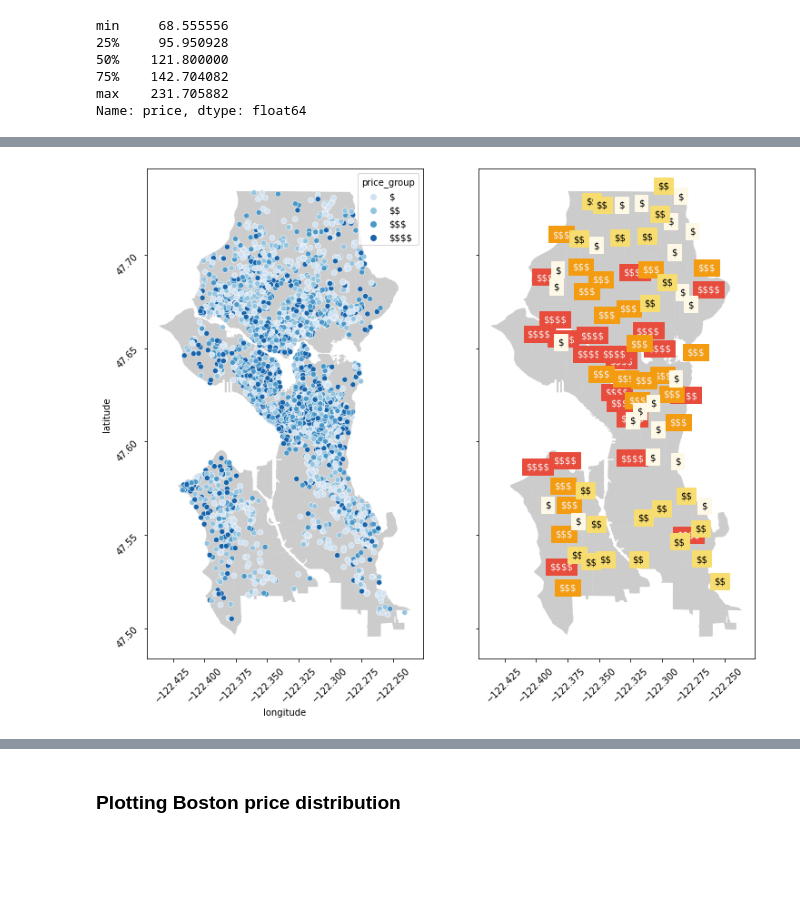
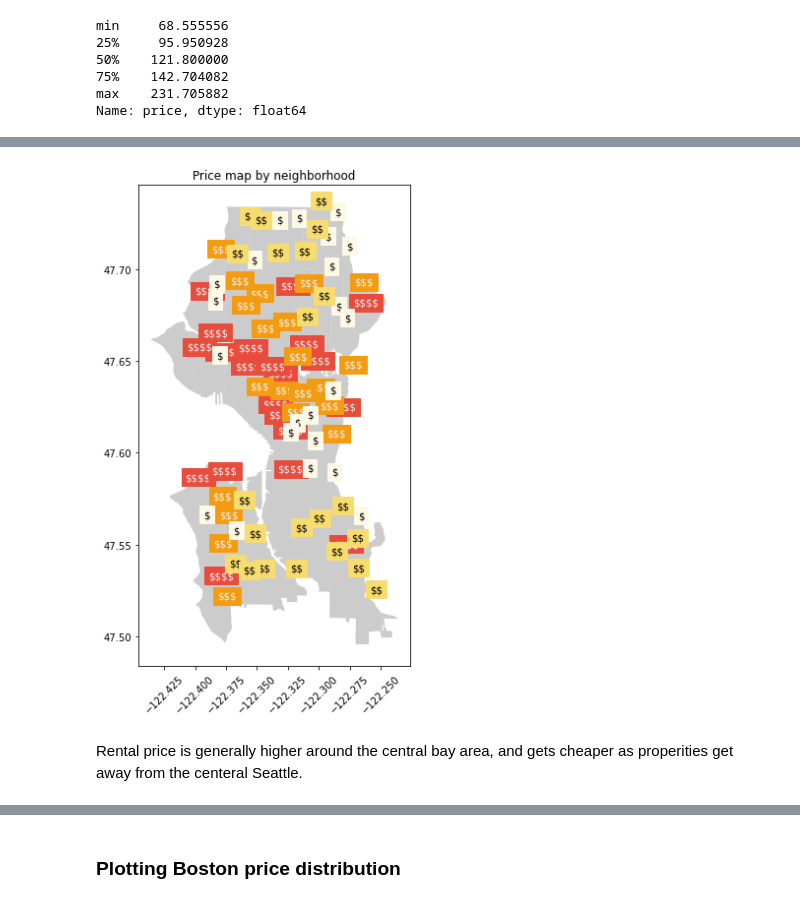
Before and after one commit to jasonsuk/ds-airbnb, a Jupyter notebook: analysis.ipynb, the cells around one changed output, grey strips where cells are left out. Cells and saved outputs as stored; diff of their text form; code cells hidden in the pictures; blank space fills up the shorter version.

```diff
--- a/analysis.ipynb
+++ b/analysis.ipynb
@@ -176,11 +232,11 @@ def create_points_geometry(series1, series2) :
     """ Create points from longitude, latitude data
     using GeoPandas module
 
-    arg:
+    INPUT  :
         series1 : longitude data series
         series2 : latitude data series
 
-    return:
+    OUTPUT :
         transformed geometry list which will be used
         as a parameter of GeoDataFrame
     """
@@ -304,8 +360,8 @@ calendar.insert(4, 'day', calendar.date.apply(lambda x : x.day))
 ### Trend of Occupancy rate and average room rate in 2016
 Monthly, Airbnb Seattle
 # %%
-analysis_seattle = calendar.groupby('month').mean()[['available', 'price']]
-analysis_seattle.head()
+monthly_analysis_sea = calendar.groupby('month').mean()[['available', 'price']]
+monthly_analysis_sea.head()
 # %% [output]
 |  | available | price |
 | month |  |  |
@@ -316,13 +372,13 @@ analysis_seattle.head()
 | 5 | 0.675670 | 139.538183 |
 # %%
 # Mapping integers to month name
-analysis_seattle.index = map_calendar_month(analysis_seattle.index)
+monthly_analysis_sea.index = map_calendar_month(monthly_analysis_sea.index)
 
 # Change column names
-analysis_seattle.columns = ['occ_rate', 'room_rate']
+monthly_analysis_sea.columns = ['occ_rate', 'room_rate']
 
 # Confirm the change
-analysis_seattle.head()
+monthly_analysis_sea.head()
 # %% [output]
 |  | occ_rate | room_rate |
 | month |  |  |
@@ -332,9 +388,9 @@ analysis_seattle.head()
 | Apr | 0.663847 | 135.097005 |
 | May | 0.675670 | 139.538183 |
 # %%
-date = analysis_seattle.index
-rate_dict = [{'data': analysis_seattle.occ_rate, 'desc': 'occupancy rate (%)'},
-             {'data': analysis_seattle.room_rate, 'desc': 'average room rate ($)'}]
+date = monthly_analysis_sea.index
+rate_dict = [{'data': monthly_analysis_sea.occ_rate, 'desc': 'occupancy rate (%)'},
+             {'data': monthly_analysis_sea.room_rate, 'desc': 'average room rate ($)'}]
 
 fig, axes = plt.subplots(nrows=2, ncols=1, sharex=True, figsize=(10, 5))
 
@@ -956,31 +1039,28 @@ Name: price, dtype: float64
 # %%
-fig, (ax1, ax2) = plt.subplots(figsize=(12,16), ncols=2, sharey=True)
+# Simplified plot
+seattle_map.plot(alpha=0.4, color='grey', figsize=(9, 9))
+plt.title('Price map by neighborhood')
 
-# Left plot
-seattle_map.plot(ax=ax1, alpha=0.4, color='grey')
-sns.scatterplot(data=gdf_seattle, x='longitude', y='latitude', hue='price_group',
-                palette='Blues', ax=ax1)
+for i, values in enumerate(lat_lng_sea.itertuples()) :
+    area, lat, lng, price = values
 
-# Right plot
-seattle_map.plot(ax=ax2, alpha=0.4, color='grey')
-for i, values in enumerate(lat_lng_sea.itertuples()) :
-    index, lat, lng, price = values
+    if price > price_summary_sea[3]:
+        plt.text(x=lng, y=lat+0.01, s='\$\$\$\$',
+                 backgroundcolor='#E74C3C', color='#f3f3f3')
 
-    # Tag $$$$ if > 3rd quartile
-    if price > price_summary_sea[3]:
-        plt.text(x=lng, y=lat+0.01, s='\$\$\$\$', backgroundcolor='#E74C3C', color='#f3f3f3')
-
-    elif price > price_summary_sea[2] : # > median
+    elif price > price_summary_sea[2] :
         plt.text(x=lng, y=lat+0.01, s='\$\$\$', backgroundcolor='#F39C12', color='#f3f3f3')
 
-    elif price < price_summary_sea[1] : # > 2nd quartile
+    elif price < price_summary_sea[1] :
         plt.text(x=lng, y=lat+0.01, s='\$\$', backgroundcolor='#F7DC6F')
 
     else:
         plt.text(x=lng, y=lat+0.01, s='\$', backgroundcolor='#FEF9E7')
 
-ax1.tick_params(labelrotation=45)
-ax2.tick_params(labelrotation=45)
+
+plt.xticks(rotation=45)
 plt.show()
 # %% [output]
-[figure, old version]
+[figure, new version]
+# %% [markdown]
+Rental price is generally higher around the central bay area, and gets cheaper as properities get away from the centeral Seattle.
```
Also changed, not shown: parts of 27 cells of this notebook, 2 other files.
